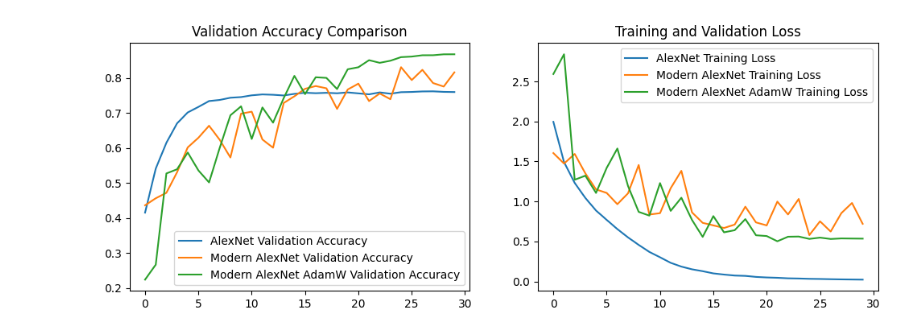
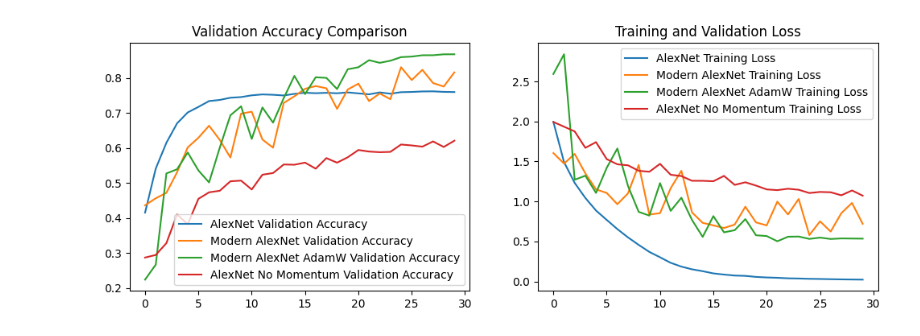
Before and after one commit to redwine-1/CNN_PAPERS, a Jupyter notebook: alextnet/analysis.ipynb, the cells around one changed output. Saved outputs shown, nothing was run; the diff lists cells and outputs as text; code cells hidden in the pictures.

Commit message:
test the effect of momentum

```diff
--- a/alextnet/analysis.ipynb
+++ b/alextnet/analysis.ipynb
@@ -10,35 +10,42 @@ with open('modern_alexnet_cifar10_history.pkl', 'rb') as f2:
 
 with open('modern_alexnet_adamW_cifar10_history.pkl', 'rb') as f3:
     modern_alexnet_adamW_history = pickle.load(f3)
+
+with open('alexnet_no_momentum_cifar10_history.pkl', 'rb') as f4:
+    alexnet_no_momentum_history = pickle.load(f4)
 # %%
 import matplotlib.pyplot as plt
 
 alexnet_val_acc = alexnet_history['val_accuracy']
 modern_alexnet_val_acc = modern_alexnet_history['val_accuracy']
 modern_alexnet_adamW_val_acc = modern_alexnet_adamW_history['val_accuracy']
+alexnet_no_momentum_val_acc = alexnet_no_momentum_history['val_accuracy']
+
 alexnet_val_loss = alexnet_history['loss']
 modern_alexnet_val_loss = modern_alexnet_history['val_loss']
 modern_alexnet_adamW_val_loss = modern_alexnet_adamW_history['val_loss']
-
+alexnet_no_momentum_val_loss = alexnet_no_momentum_history['val_loss']
 epochs_range = range(len(alexnet_val_acc))
 
 # Plot Training and Validation Accuracy
 plt.figure(figsize=(12, 4))
 plt.subplot(1, 2, 1)
 plt.plot(epochs_range, alexnet_val_acc, label='AlexNet Validation Accuracy')
 plt.plot(epochs_range, modern_alexnet_val_acc, label='Modern AlexNet Validation Accuracy')
 plt.plot(epochs_range, modern_alexnet_adamW_val_acc, label='Modern AlexNet AdamW Validation Accuracy')
+plt.plot(epochs_range, alexnet_no_momentum_val_acc, label='AlexNet No Momentum Validation Accuracy')
 plt.legend(loc='lower right')
 plt.title('Validation Accuracy Comparison')
 
 # Plot Training and Validation Loss
 plt.subplot(1, 2, 2)
 plt.plot(epochs_range, alexnet_val_loss, label='AlexNet Training Loss')
 plt.plot(epochs_range, modern_alexnet_val_loss, label='Modern AlexNet Training Loss')
 plt.plot(epochs_range, modern_alexnet_adamW_val_loss, label='Modern AlexNet AdamW Training Loss')
+plt.plot(epochs_range, alexnet_no_momentum_val_loss, label='AlexNet No Momentum Training Loss')
 plt.legend(loc='upper right')
 plt.title('Training and Validation Loss')
 
 plt.show()
 # %% [output]
-[figure, old version]
+[figure, new version]
```
Also changed, not shown: 2 other files.
